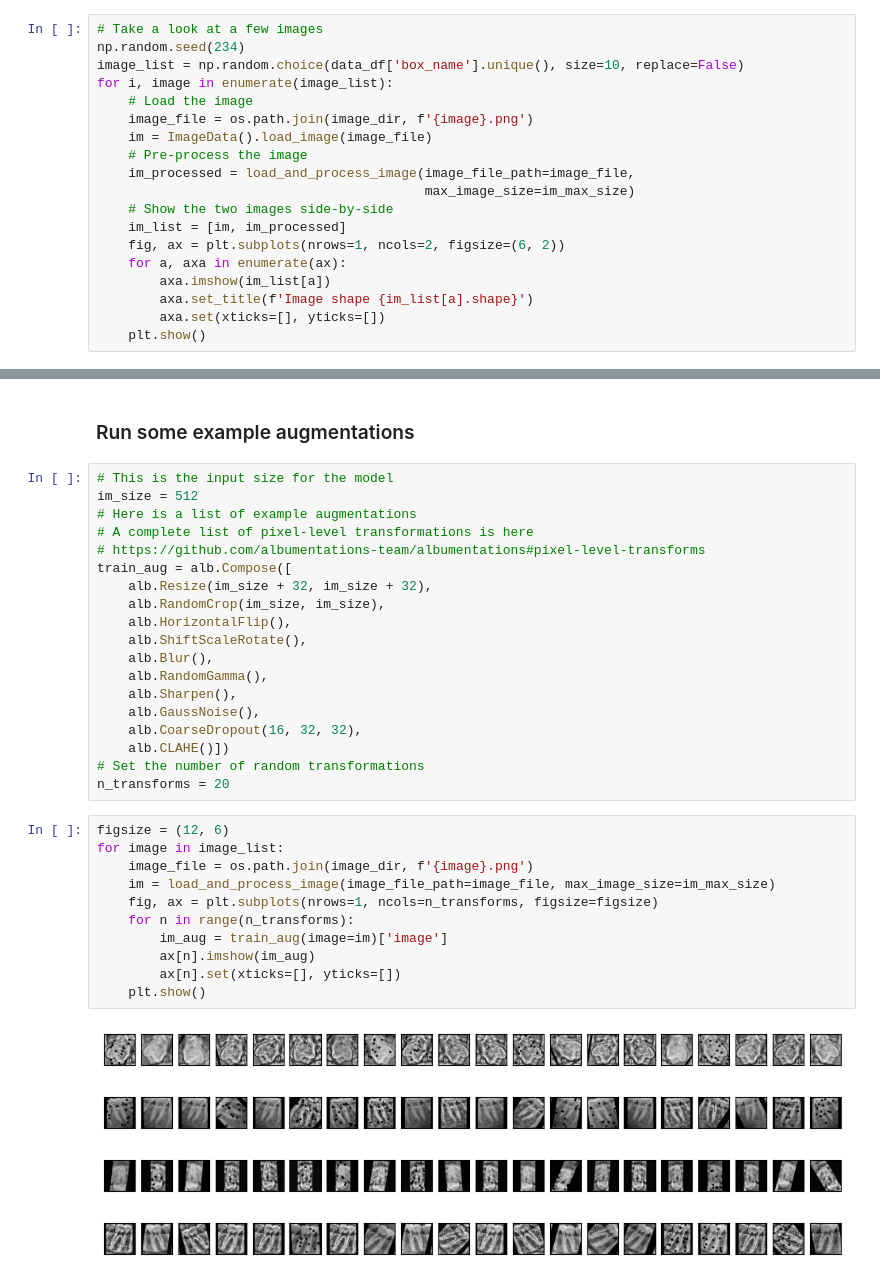
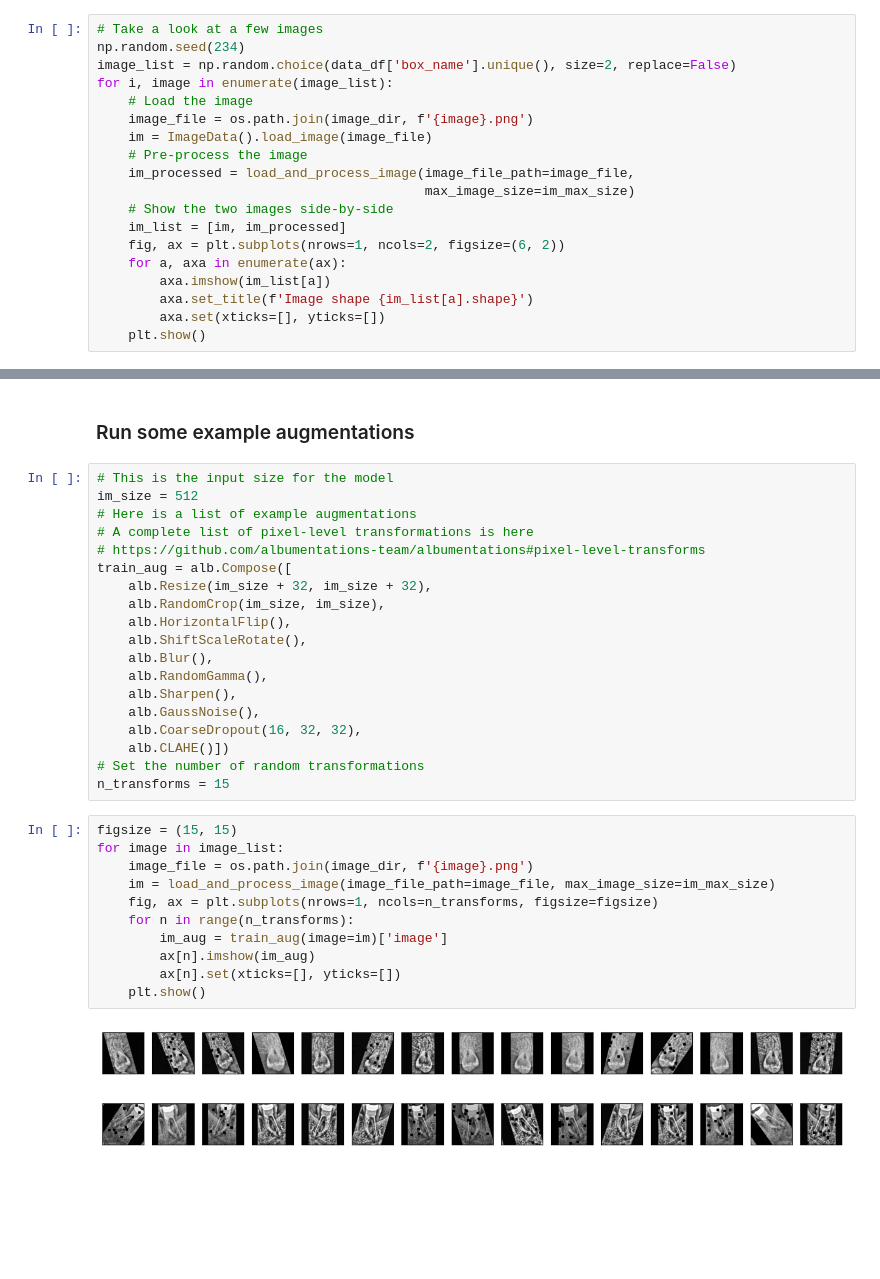
Before and after one commit to ccb-hms/computervision, a Jupyter notebook: notebooks/4_Albumentations.ipynb, the cells around one changed output, grey strips where cells are left out. Saved outputs shown, nothing was run; the diff lists cells and outputs as text; blank space fills up the shorter version.

```diff
--- a/notebooks/4_Albumentations.ipynb
+++ b/notebooks/4_Albumentations.ipynb
@@ -73,7 +73,7 @@ Maximum image size: 539
 # %%
 # Take a look at a few images
 np.random.seed(234)
-image_list = np.random.choice(data_df['box_name'].unique(), size=10, replace=False)
+image_list = np.random.choice(data_df['box_name'].unique(), size=2, replace=False)
 for i, image in enumerate(image_list):
     # Load the image
     image_file = os.path.join(image_dir, f'{image}.png')
@@ -120,20 +112,18 @@ train_aug = alb.Compose([
     alb.CoarseDropout(16, 32, 32),
     alb.CLAHE()])
 # Set the number of random transformations
-n_transforms = 20
+n_transforms = 15
 # %%
-figsize = (12, 6)
+figsize = (15, 15)
 for image in image_list:
     image_file = os.path.join(image_dir, f'{image}.png')
     im = load_and_process_image(image_file_path=image_file, max_image_size=im_max_size)
     fig, ax = plt.subplots(nrows=1, ncols=n_transforms, figsize=figsize)
     for n in range(n_transforms):
         im_aug = train_aug(image=im)['image']
         ax[n].imshow(im_aug)
         ax[n].set(xticks=[], yticks=[])
     plt.show()
 # %% [output]
-[figure, old version]
+[figure, new version]
-[figure, old version]
+[figure, new version]
-[figure, removed]
-[figure, removed]
```
Also changed, not shown: parts of 3 cells of this notebook, 5 other files.
